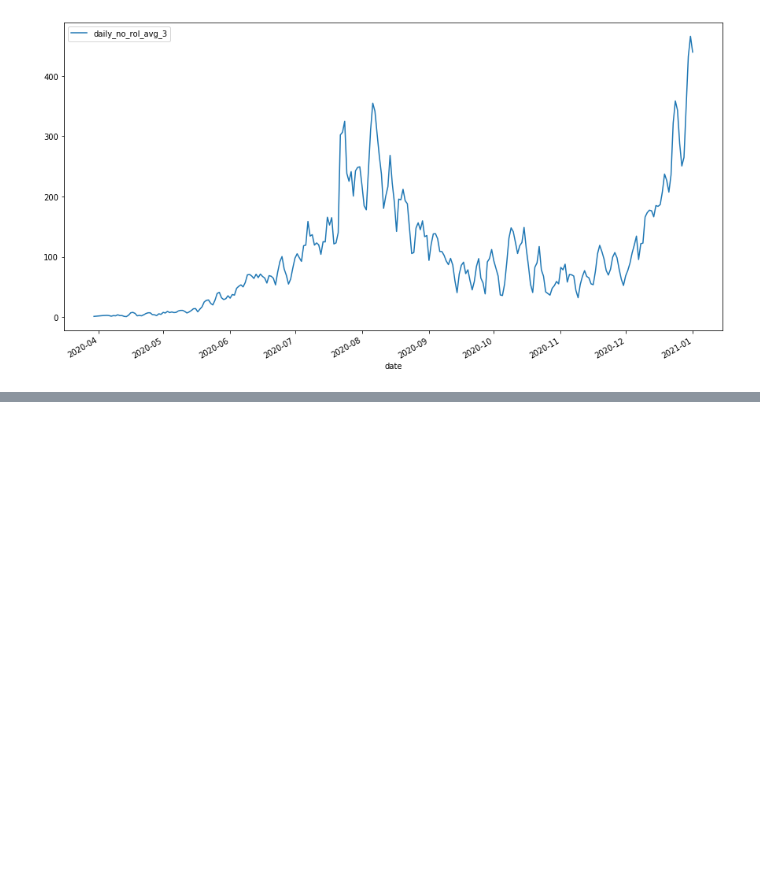
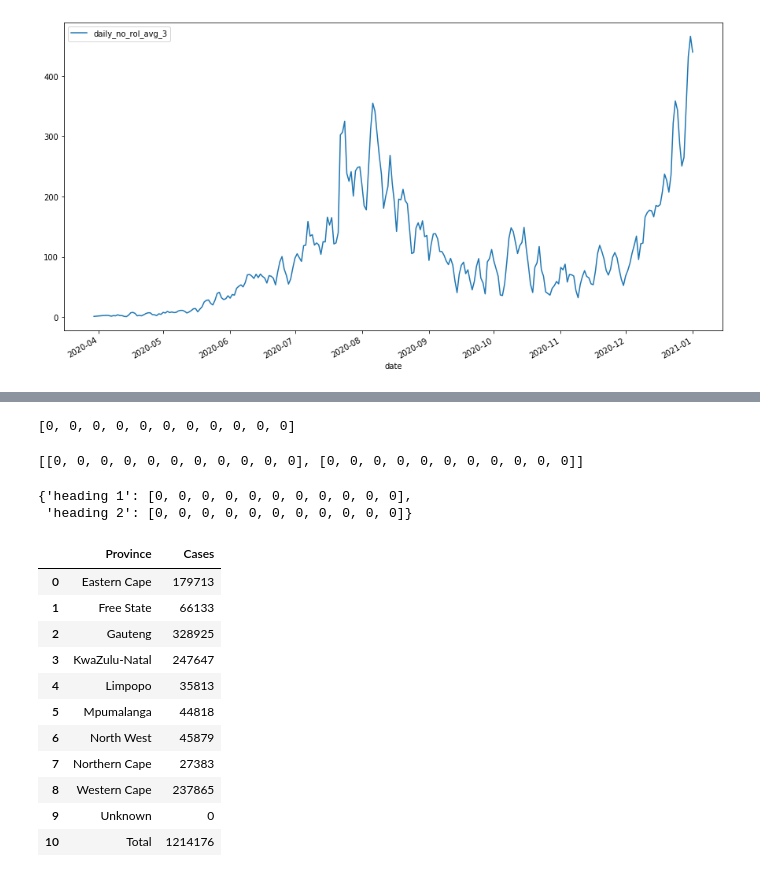
Before and after one commit to SimonRosen173/Covid19SAData_Data, a Jupyter notebook: notebooks/SA_PreProcessing.ipynb, the cells around one changed output, grey strips where cells are left out. Cells and saved outputs as stored; diff of their text form; code cells hidden in the pictures; blank space fills up the shorter version.

```diff
--- a/notebooks/SA_PreProcessing.ipynb
+++ b/notebooks/SA_PreProcessing.ipynb
@@ -653,0 +733,15 @@ deaths_data[['daily_no_rol_avg_3']].plot(figsize=figsize)
+# %%
+list(list(zip(*data))[0])
+# %% [output]
+[0, 0, 0, 0, 0, 0, 0, 0, 0, 0, 0]
+# %%
+tmp_data = list(zip(*data))
+transp_data = [list(tmp_data[i]) for i in range(len(tmp_data))]
+transp_data
+# %% [output]
+[[0, 0, 0, 0, 0, 0, 0, 0, 0, 0, 0], [0, 0, 0, 0, 0, 0, 0, 0, 0, 0, 0]]
+# %%
+{key:val for key, val in zip(['heading 1','heading 2'], transp_data)}
+# %% [output]
+{'heading 1': [0, 0, 0, 0, 0, 0, 0, 0, 0, 0, 0],
+ 'heading 2': [0, 0, 0, 0, 0, 0, 0, 0, 0, 0, 0]}
@@ -653,0 +750,17 @@ deaths_data[['daily_no_rol_avg_3']].plot(figsize=figsize)
+# %%
+prov_cases = pd.DataFrame(prov_cases_dict)
+# %%
+prov_cases
+# %% [output]
+|  | Province | Cases |
+| 0 | Eastern Cape | 179713 |
+| 1 | Free State | 66133 |
+| 2 | Gauteng | 328925 |
+| 3 | KwaZulu-Natal | 247647 |
+| 4 | Limpopo | 35813 |
+| 5 | Mpumalanga | 44818 |
+| 6 | North West | 45879 |
+| 7 | Northern Cape | 27383 |
+| 8 | Western Cape | 237865 |
+| 9 | Unknown | 0 |
+| 10 | Total | 1214176 |
```
Also changed, not shown: parts of 15 cells of this notebook, 27 other files.
